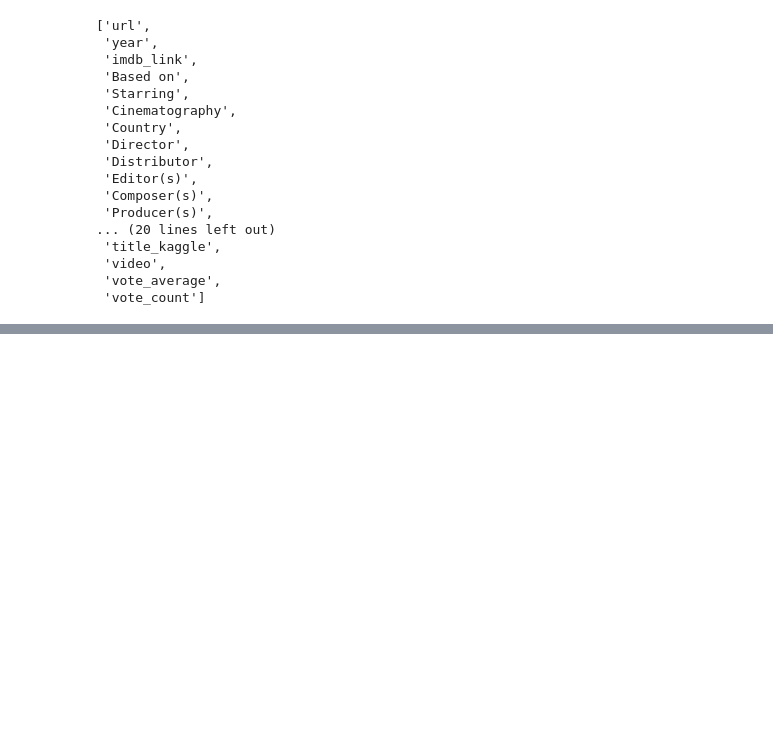
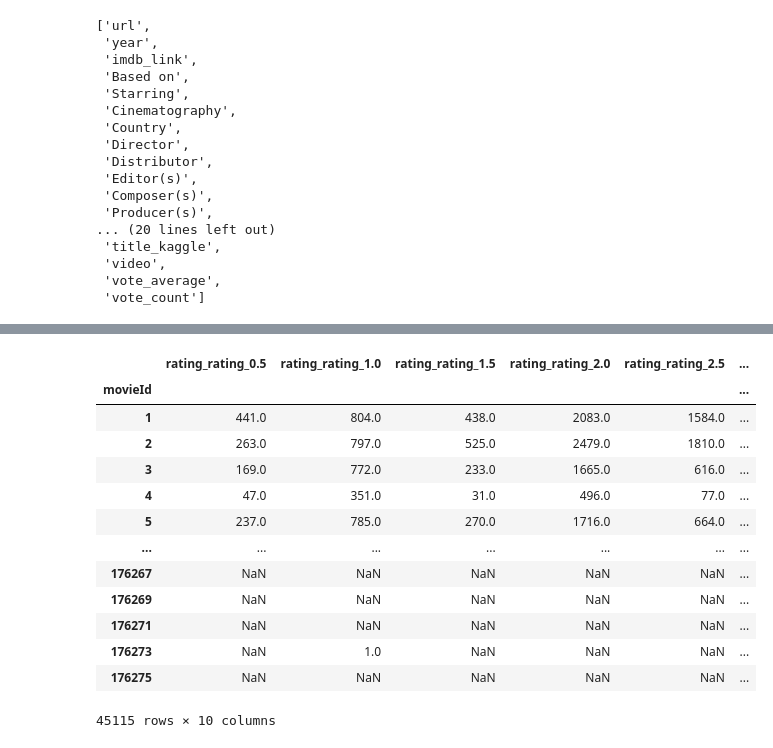
Before and after one commit to DahianaMC/Movies-ETL, a Jupyter notebook: Movies-ETL.ipynb, the cells around one changed output, grey strips where cells are left out. Cells and saved outputs as stored; diff of their text form; code cells hidden in the pictures; blank space fills up the shorter version.

```diff
--- a/Movies-ETL.ipynb
+++ b/Movies-ETL.ipynb
@@ -1644,0 +1705,20 @@ movies_df.rename({'id':'kaggle_id',
+# %%
+# Rename the columns so they’re easier to understand.  Add rating_ to each
+# column using a list comprehension
+rating_counts.columns = ['rating_' + str(col) for col in rating_counts.columns]
+rating_counts
+# %% [output]
+|  | rating_rating_0.5 | rating_rating_1.0 | rating_rating_1.5 | rating_rating_2.0 | rating_rating_2.5 | ... |
+| movieId |  |  |  |  |  | ... |
+| 1 | 441.0 | 804.0 | 438.0 | 2083.0 | 1584.0 | ... |
+| 2 | 263.0 | 797.0 | 525.0 | 2479.0 | 1810.0 | ... |
+| 3 | 169.0 | 772.0 | 233.0 | 1665.0 | 616.0 | ... |
+| 4 | 47.0 | 351.0 | 31.0 | 496.0 | 77.0 | ... |
+| 5 | 237.0 | 785.0 | 270.0 | 1716.0 | 664.0 | ... |
+| ... | ... | ... | ... | ... | ... | ... |
+| 176267 | NaN | NaN | NaN | NaN | NaN | ... |
+| 176269 | NaN | NaN | NaN | NaN | NaN | ... |
+| 176271 | NaN | NaN | NaN | NaN | NaN | ... |
+| 176273 | NaN | 1.0 | NaN | NaN | NaN | ... |
+| 176275 | NaN | NaN | NaN | NaN | NaN | ... |
+45115 rows × 10 columns
```
Also changed, not shown: parts of 10 cells of this notebook.
